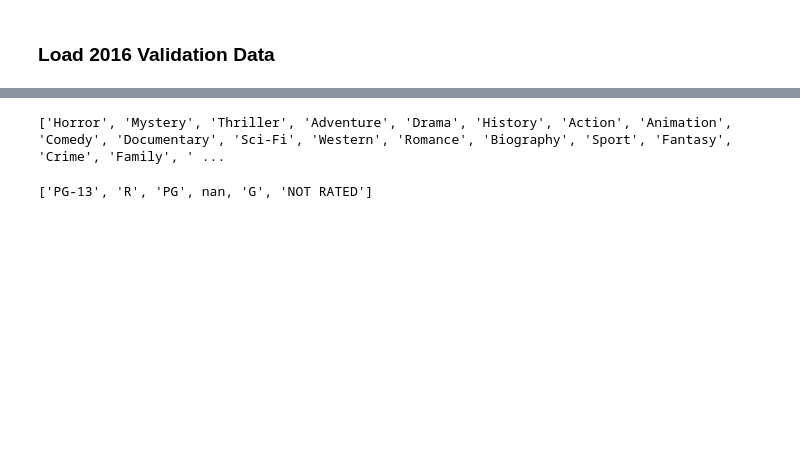
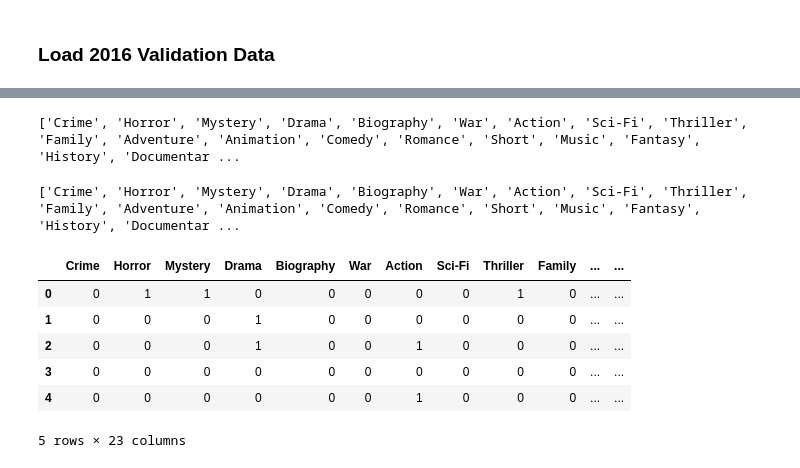
Before and after one commit to jwilles/movie-features, a Jupyter notebook: notebooks/FeatureExploration.ipynb, the cells around one changed output, grey strips where cells are left out. Cells and saved outputs as stored; diff of their text form; code cells hidden in the pictures; blank space fills up the shorter version.

```diff
--- a/notebooks/FeatureExploration.ipynb
+++ b/notebooks/FeatureExploration.ipynb
@@ -293,24 +313,40 @@ Actors        140 non-null object
 imdbRating    139 non-null float64
 dtypes: float64(1), int64(1), object(5)
 memory usage: 7.7+ KB
-# %%
-genre_list_2016 = []
-
-for row in df_2016['Genre']:
-    for genre in row.split(', '):
-        if genre not in genre_list_2016:
-            genre_list_2016.append(genre)
-
-print genre_list_2016
-# %% [output]
-['Horror', 'Mystery', 'Thriller', 'Adventure', 'Drama', 'History', 'Action', 'Animation', 'Comedy', 'Documentary', 'Sci-Fi', 'Western', 'Romance', 'Biography', 'Sport', 'Fantasy', 'Crime', 'Family', ' ...
-# %%
-rating_list_2016 = []
-
-for row in df_2016['Rated']:
-    if row not in rating_list_2016:
-        rating_list_2016.append(row)
-
-print rating_list_2016
-# %% [output]
-['PG-13', 'R', 'PG', nan, 'G', 'NOT RATED']
+# %%
+print genre_list
+# %% [output]
+['Crime', 'Horror', 'Mystery', 'Drama', 'Biography', 'War', 'Action', 'Sci-Fi', 'Thriller', 'Family', 'Adventure', 'Animation', 'Comedy', 'Romance', 'Short', 'Music', 'Fantasy', 'History', 'Documentar ...
+# %%
+features_2016 = []
+
+for index, row in df_2016.iterrows():
+    feature_vec = []
+    for genre in genre_list:
+        if genre in row['Genre'].split(', '):
+            feature_vec.append(1)
+        else:
+            feature_vec.append(0)
+    feature_vec.append(rating_map[row['Rated']])
+    feature_vec.append(row['Title'])
+    features_2016.append(feature_vec)
+# %%
+print feature_labels
+# %% [output]
+['Crime', 'Horror', 'Mystery', 'Drama', 'Biography', 'War', 'Action', 'Sci-Fi', 'Thriller', 'Family', 'Adventure', 'Animation', 'Comedy', 'Romance', 'Short', 'Music', 'Fantasy', 'History', 'Documentar ...
+# %%
+feature_labels_2016 = genre_list
+feature_labels_2016.append('Rating')
+feature_labels_2016.append('Title')
+
+feature_df_2016 = pd.DataFrame(features_2016, columns=feature_labels_2016)
+# %%
+feature_df_2016.head()
+# %% [output]
+|  | Crime | Horror | Mystery | Drama | Biography | War | Action | Sci-Fi | Thriller | Family | ... | ... |
+| 0 | 0 | 1 | 1 | 0 | 0 | 0 | 0 | 0 | 1 | 0 | ... | ... |
+| 1 | 0 | 0 | 0 | 1 | 0 | 0 | 0 | 0 | 0 | 0 | ... | ... |
+| 2 | 0 | 0 | 0 | 1 | 0 | 0 | 1 | 0 | 0 | 0 | ... | ... |
+| 3 | 0 | 0 | 0 | 0 | 0 | 0 | 0 | 0 | 0 | 0 | ... | ... |
+| 4 | 0 | 0 | 0 | 0 | 0 | 0 | 1 | 0 | 0 | 0 | ... | ... |
+5 rows × 23 columns
```
Also changed, not shown: parts of 22 cells of this notebook.
